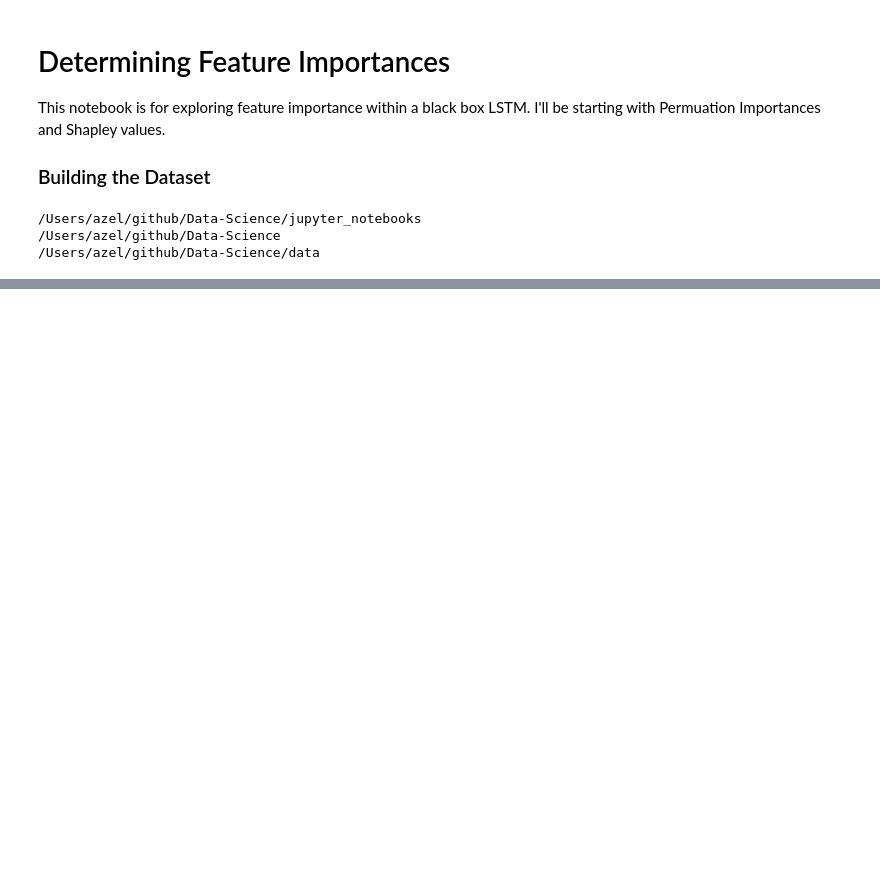
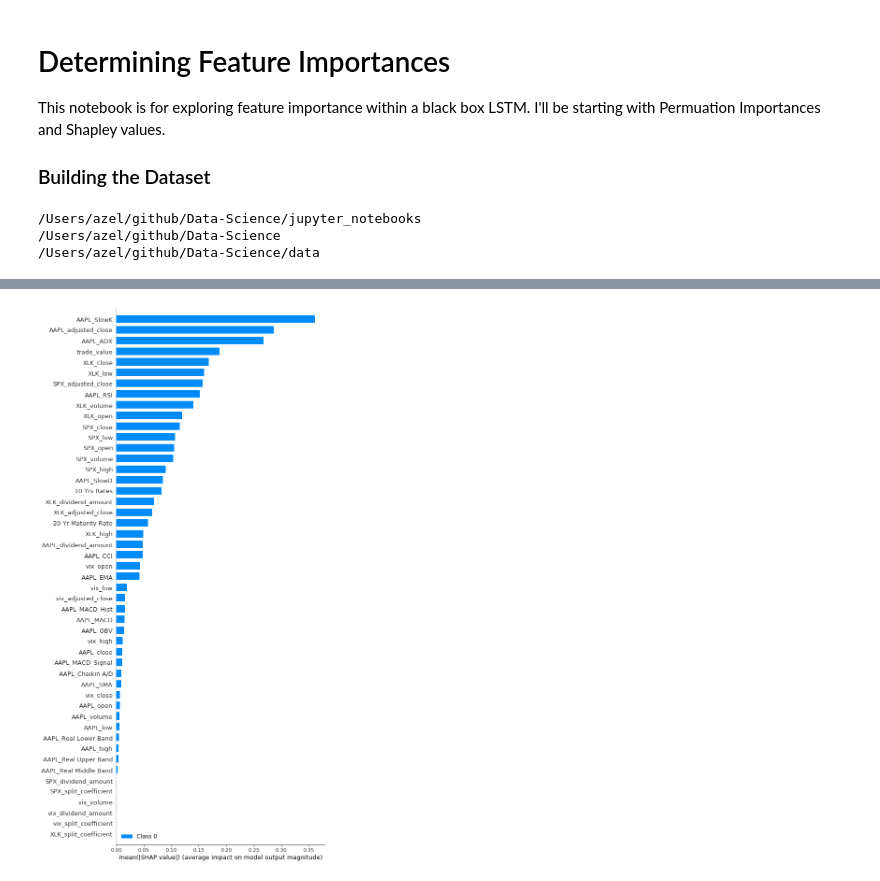
Before and after one commit to labs14-investment-risk-analysis/Data-Science, a Jupyter notebook: jupyter_notebooks/exploratory_modeling/model_interpretation.ipynb, the cells around one changed output, grey strips where cells are left out. Saved outputs shown, nothing was run; the diff lists cells and outputs as text; code cells hidden in the pictures; blank space fills up the shorter version.

```diff
--- a/jupyter_notebooks/exploratory_modeling/model_interpretation.ipynb
+++ b/jupyter_notebooks/exploratory_modeling/model_interpretation.ipynb
@@ -72,0 +259,37 @@ df.tail()
+# %%
+def individual_array(sample):
+
+    # get the means for each sampling
+    for i in np.arange(len(sample[0])):
+        means = []
+        for j in np.arange(len(sample)):
+            means.append(sample[j][i])
+        s_value = np.array(np.mean(means))
+
+        if i == 0:
+            final_array = s_value
+        else:
+            final_array = np.hstack((final_array, s_value))
+
+    return final_array
+# %%
+def flatten_shap_values(shap_vals):
+
+    #Pull the array out of the list.
+    sv = shap_vals[0]
+
+    count = 0
+    for sample in sv:
+        sample_array = individual_array(sample)
+        if count == 0:
+            final_array = sample_array
+        else:
+            final_array = np.vstack((final_array, sample_array))
+
+        count +=1
+
+    return final_array
+# %%
+summary_plot([flatten_shap_values(shaps_vals)], feature_names=df.columns, max_display=49)
+# %% [output]
+[figure, added]
```
Also changed, not shown: parts of 18 cells of this notebook, 3 other files.
